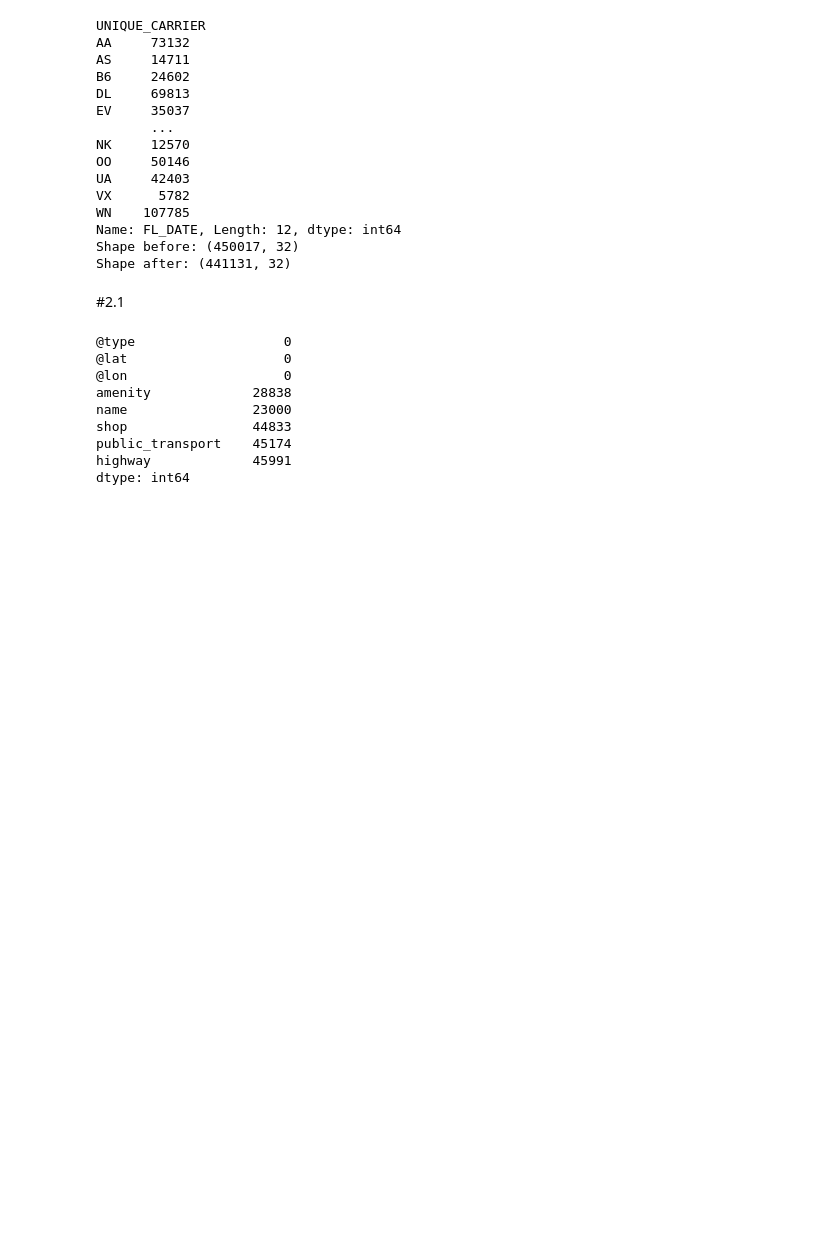
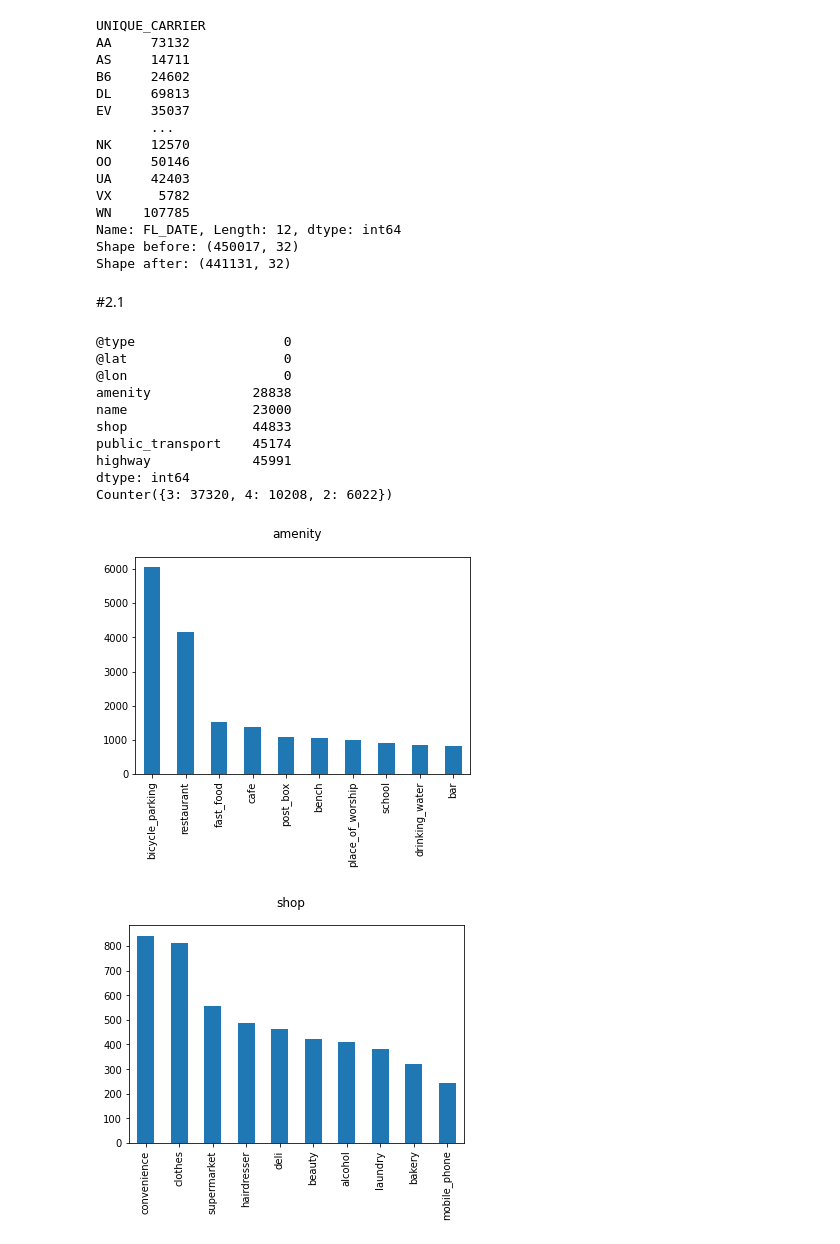
Before and after one commit to ChiaraVanderputten/lab05DS, a Jupyter notebook: Untitled4.ipynb, the cells around one changed output. Drawn from its saved outputs; the diff is of its cells as text; code cells hidden in the pictures; blank space fills up the shorter version.

```diff
--- a/Untitled4.ipynb
+++ b/Untitled4.ipynb
@@ -53,22 +53,49 @@ Shape after: (441131, 32)
 # %%
 import numpy as np
 import pandas as pd
+from collections import Counter
 
 mun = np.loadtxt("ny_municipality_pois_id.csv")
 info = pd.read_csv("pois_all_info", sep='\t', index_col='@id', dtype={'@id':int, '@type':str, '@lat':float, '@lon':float,	'amenity':str,	'name':str,	'shop':str,	'public_transport':str,	'highway':str  })
-pois_ny= info.loc[mun]
+pois_ny= info.loc[mun] #prende tutti i pois di ny
 
-mun.shape
-pois_ny.describe()
+#mun.shape
+#pois_ny.describe()
 
-pois_ny.isna().sum()
+print(pois_ny.isna().sum())
+
+import matplotlib.pyplot as plt
+
+cat=['amenity','shop','public_transport','highway']
+only_cat=pois_ny[cat]
+nan_forRow = only_cat.isna().sum(axis=1)
+print(Counter(nan_forRow))
+#mi dice quanti nan ci sono sulle righe per notiamo che ci sono righe che hanno solo 2 nan quindi
+#ci saranno dei points of interest che hanno più di una categoria
+
+#istogramma for amenity
+#only_am= pois_ny['amenity'].dropna()
+#val = only_am.value_counts()[:10]
+#fig, ax = plt.subplots()
+#val.plot(kind='bar')
+#fig.suptitle('amenity')
+
+for c in cat:
+  only_c= pois_ny[c].dropna()
+  val = only_c.value_counts()[:10]
+  fig, ax = plt.subplots()
+  val.plot(kind='bar')
+  fig.suptitle(c)
 # %% [output]
 @type                   0
 @lat                    0
 @lon                    0
 amenity             28838
 name                23000
 shop                44833
 public_transport    45174
 highway             45991
 dtype: int64
+Counter({3: 37320, 4: 10208, 2: 6022})
+[figure, added]
+[figure, added]
```
Also changed, not shown: parts of 1 cell of this notebook.
